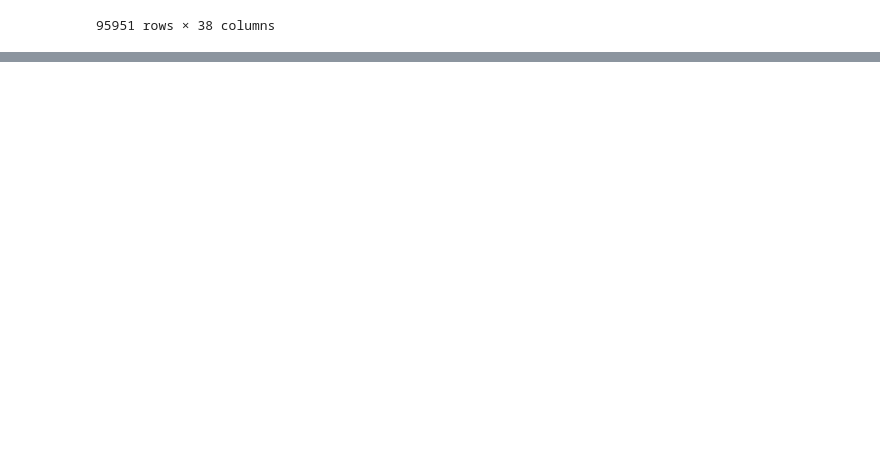
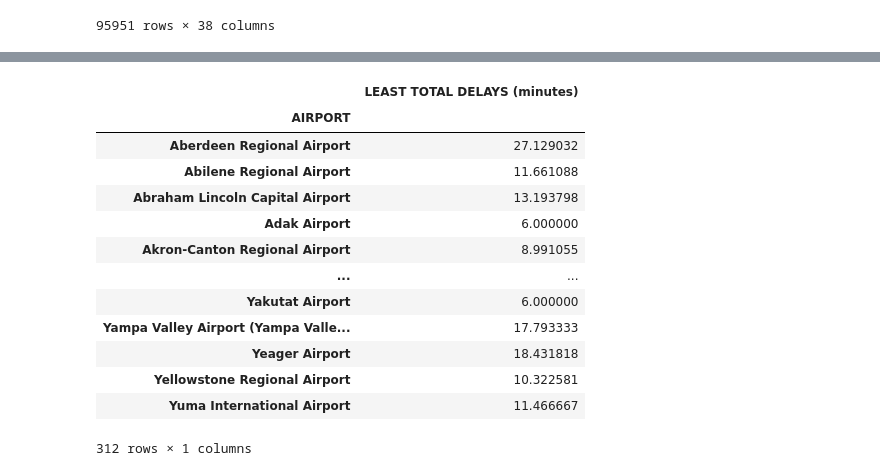
Before and after one commit to mmonary/Git_Er_Done_New, a Jupyter notebook: mam_project_.ipynb, the cells around one changed output, grey strips where cells are left out. Saved outputs shown, nothing was run; the diff lists cells and outputs as text; code cells hidden in the pictures; blank space fills up the shorter version.

```diff
--- a/mam_project_.ipynb
+++ b/mam_project_.ipynb
@@ -149,0 +182,45 @@ delay_sums_df
+# %%
+#What is the average delay time for each airport for security
+
+#Find the average delay time for each airline using groupby
+average_security_delay_least= flights_least_delayed_df.groupby(["AIRPORT"])["SECURITY_DELAY"].mean()
+# %%
+#What is the average delay time for each airport for late
+
+#Find the average delay time for each airport using groupby
+average_late_airline_delay_least= flights_least_delayed_df.groupby(["AIRPORT"])["LATE_AIRCRAFT_DELAY"].mean()
+# %%
+#What is the average delay time for each airline for weather
+
+#Find the average delay time for each airline using groupby
+average_weather_delay_least= flights_least_delayed_df.groupby(["AIRPORT"])["WEATHER_DELAY"].mean()
+# %%
+flights_delay_least_averages = pd.DataFrame({
+                                    "Airline Delay AVG": average_airline_delay_least,
+                                    "Air System Delay AVG": average_air_system_delay_least,
+                                    "Security Delay AVG": average_security_delay_least,
+                                    "Late Aircraft Delay AVG": average_late_airline_delay_least,
+                                    "Weather Delay AVG": average_weather_delay_least
+})
+# %%
+# Create a df for the sum of the delays by each individual airport
+
+least_delay_sums = flights_delay_least_averages.groupby('AIRPORT')[['Airline Delay AVG', 'Air System Delay AVG', 'Security Delay AVG', 'Late Aircraft Delay AVG', 'Weather Delay AVG']].sum()
+least_delay_sums['LEAST TOTAL DELAYS (minutes)'] = least_delay_sums[['Airline Delay AVG', 'Air System Delay AVG', 'Security Delay AVG', 'Late Aircraft Delay AVG', 'Weather Delay AVG']].sum(axis=1)
+least_delay_sums_df = pd.DataFrame(least_delay_sums ['LEAST TOTAL DELAYS (minutes)'])
+least_delay_sums_df
+# %% [output]
+|  | LEAST TOTAL DELAYS (minutes) |
+| AIRPORT |  |
+| Aberdeen Regional Airport | 27.129032 |
+| Abilene Regional Airport | 11.661088 |
+| Abraham Lincoln Capital Airport | 13.193798 |
+| Adak Airport | 6.000000 |
+| Akron-Canton Regional Airport | 8.991055 |
+| ... | ... |
+| Yakutat Airport | 6.000000 |
+| Yampa Valley Airport (Yampa Valle... | 17.793333 |
+| Yeager Airport | 18.431818 |
+| Yellowstone Regional Airport | 10.322581 |
+| Yuma International Airport | 11.466667 |
+312 rows × 1 columns
```
Also changed, not shown: parts of 6 cells of this notebook.
